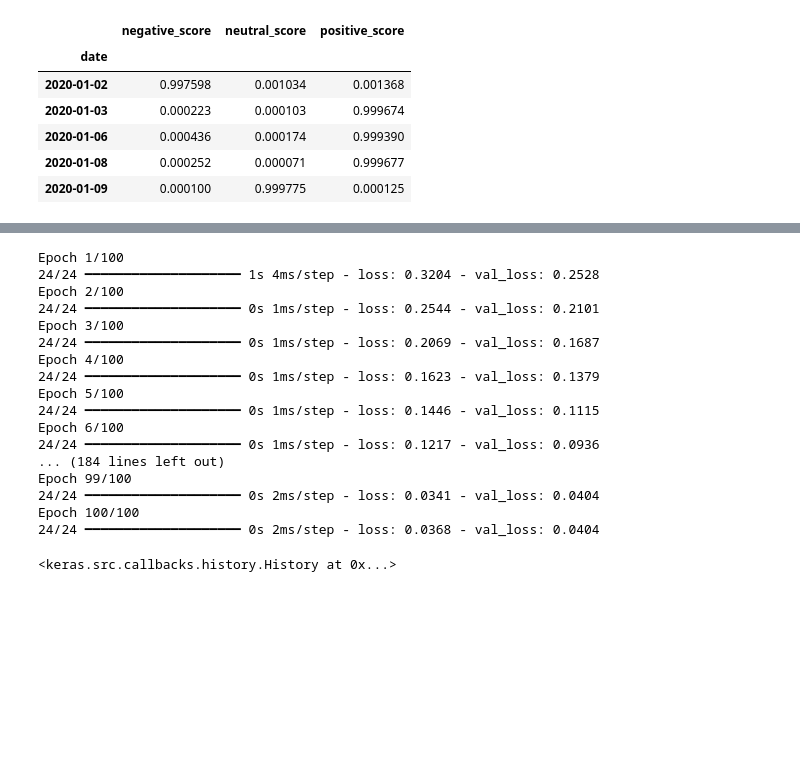
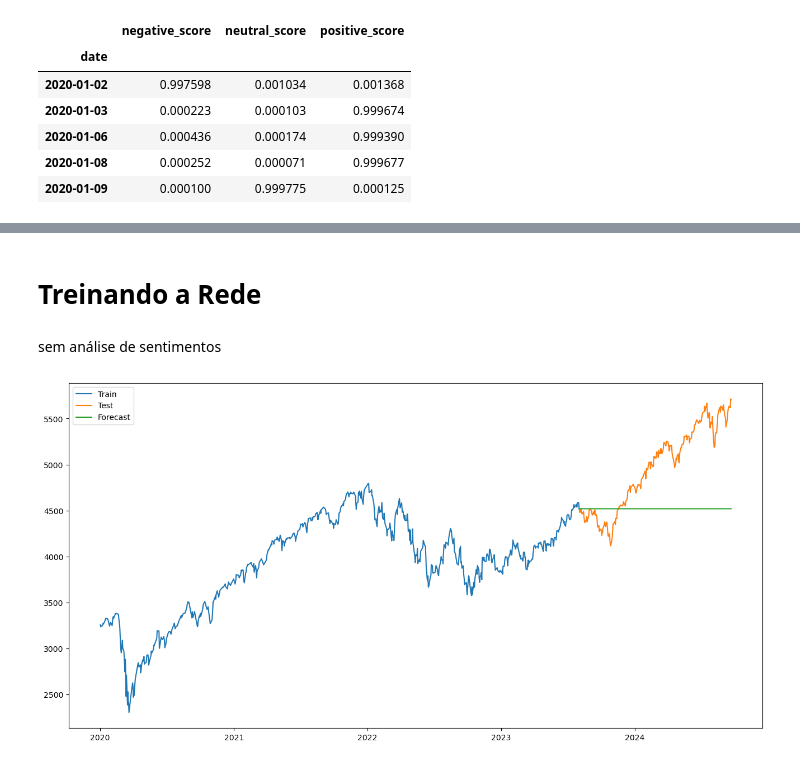
Before and after one commit to erlonL/series-temporais, a Jupyter notebook: projeto2/ST_Projeto2_.ipynb, the cells around one changed output, grey strips where cells are left out. Cells and saved outputs as stored; diff of their text form; code cells hidden in the pictures; blank space fills up the shorter version.

```diff
--- a/projeto2/ST_Projeto2_.ipynb
+++ b/projeto2/ST_Projeto2_.ipynb
@@ -339,53 +337,33 @@ df.head()
 | 2020-01-06 | 0.000436 | 0.000174 | 0.999390 | 3246.280029 |
 | 2020-01-08 | 0.000252 | 0.000071 | 0.999677 | 3253.050049 |
 | 2020-01-09 | 0.000100 | 0.999775 | 0.000125 | 3274.699951 |
-# %%
-import tensorflow as tf
-from tensorflow.keras.models import Sequential
-from tensorflow.keras.layers import Dense, Dropout
-from sklearn.model_selection import train_test_split
-
-# normalizando os dados de Close
-from sklearn.preprocessing import MinMaxScaler
-scaler = MinMaxScaler()
-
-X = df[['negative_score', 'neutral_score', 'positive_score']]
-y = df['Close']
-
-X_train, X_test, y_train, y_test = train_test_split(X, y, test_size=0.2, random_state=42)
-
-X_train = scaler.fit_transform(X_train)
-X_test = scaler.transform(X_test)
-
-model = Sequential()
-
-model.add(Dense(3, activation='relu'))
-model.add(Dropout(0.2))
-
-model.add(Dense(3, activation='relu'))
-model.add(Dropout(0.2))
-
-model.add(Dense(1))
-
-model.compile(optimizer='adam', loss='mse')
-
-model.fit(x=X_train, y=y_train, epochs=100, validation_data=(X_test, y_test))
-# %% [output]
-Epoch 1/100
-24/24 ━━━━━━━━━━━━━━━━━━━━ 1s 4ms/step - loss: 0.3204 - val_loss: 0.2528
-Epoch 2/100
-24/24 ━━━━━━━━━━━━━━━━━━━━ 0s 1ms/step - loss: 0.2544 - val_loss: 0.2101
-Epoch 3/100
-24/24 ━━━━━━━━━━━━━━━━━━━━ 0s 1ms/step - loss: 0.2069 - val_loss: 0.1687
-Epoch 4/100
-24/24 ━━━━━━━━━━━━━━━━━━━━ 0s 1ms/step - loss: 0.1623 - val_loss: 0.1379
-Epoch 5/100
-24/24 ━━━━━━━━━━━━━━━━━━━━ 0s 1ms/step - loss: 0.1446 - val_loss: 0.1115
-Epoch 6/100
-24/24 ━━━━━━━━━━━━━━━━━━━━ 0s 1ms/step - loss: 0.1217 - val_loss: 0.0936
-... (184 lines left out)
-Epoch 99/100
-24/24 ━━━━━━━━━━━━━━━━━━━━ 0s 2ms/step - loss: 0.0341 - val_loss: 0.0404
-Epoch 100/100
-24/24 ━━━━━━━━━━━━━━━━━━━━ 0s 2ms/step - loss: 0.0368 - val_loss: 0.0404
-<keras.src.callbacks.history.History at 0x...>
+# %% [markdown]
+# Treinando a Rede
+# %% [markdown]
+sem análise de sentimentos
+# %%
+ts = df[['Close']]
+
+train = ts[:int(0.7*(len(ts)))]
+test = ts[int(0.7*(len(ts))):]
+# %%
+# sem análise de sentimentos, utilizando AUTOARIMA
+from pmdarima import auto_arima
+
+# fit the model
+model = auto_arima(train, error_action='ignore', suppress_warnings=True)
+
+model.fit(train)
+
+# predict the future
+forecast = model.predict(n_periods=len(test))
+clear_output()
+# plot forecast
+plt.figure(figsize=(16,8))
+plt.plot(train.index, train, label='Train')
+plt.plot(test.index, test, label='Test')
+plt.plot(test.index, forecast, label='Forecast')
+plt.legend()
+plt.show()
+# %% [output]
+[figure, added]
```
Also changed, not shown: parts of 23 cells of this notebook.
